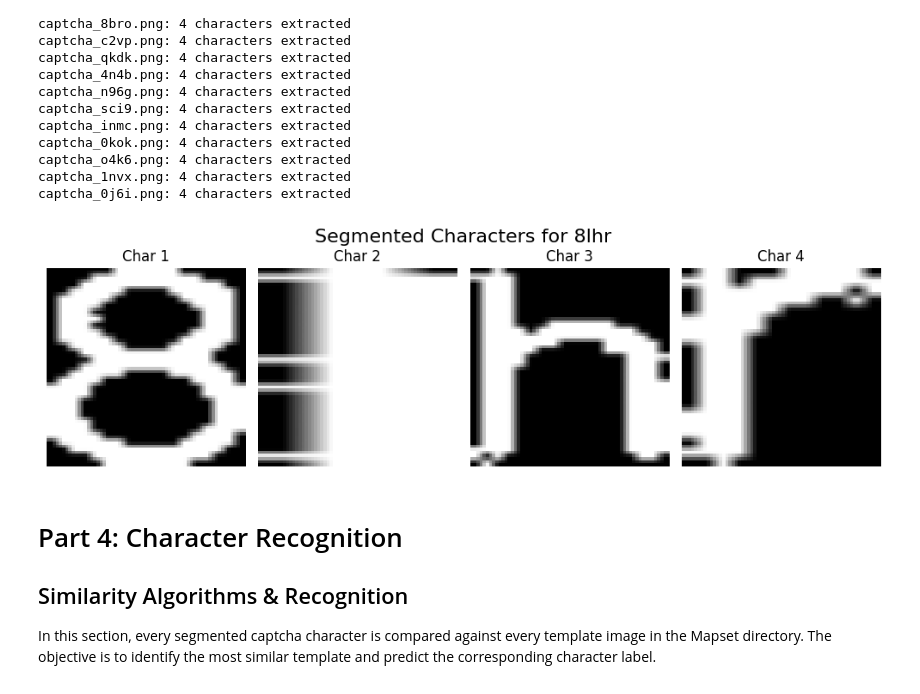
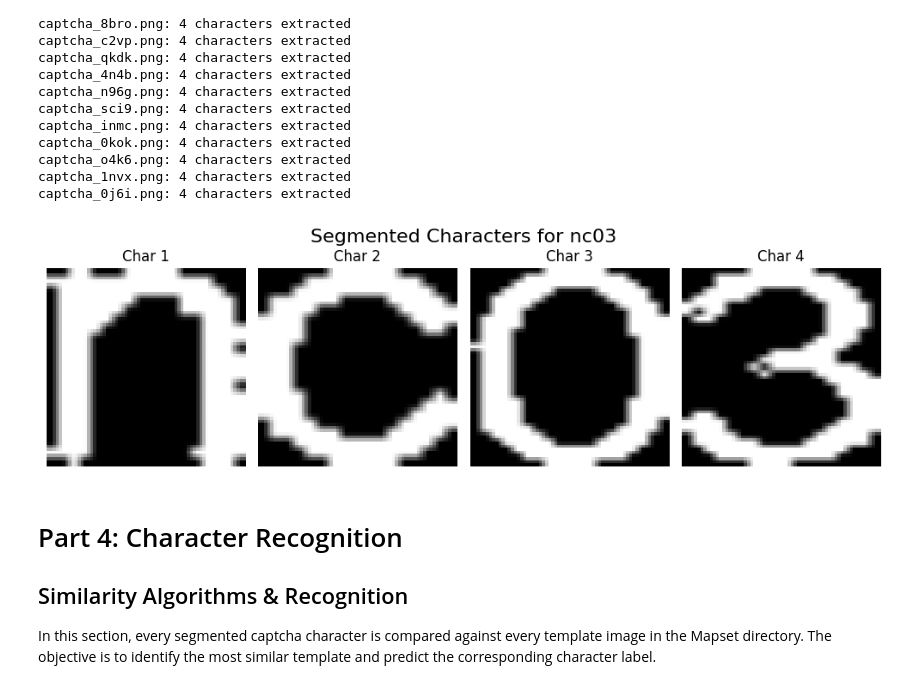
Before and after one commit to mosipamo/Computer-Vision-Course, a Jupyter notebook: HW2/src/main.ipynb, the cells around one changed output. Saved outputs shown, nothing was run; the diff lists cells and outputs as text; code cells hidden in the pictures.

```diff
--- a/HW2/src/main.ipynb
+++ b/HW2/src/main.ipynb
@@ -399,7 +392,7 @@ fig.suptitle('Comparison: Denoised -> Sharpened', fontsize=16, y=0.995)
 
 for idx in range(2):
     filename = f"captcha_{captcha_data[idx]['text']}.png"
-    sample_img = Image.open(os.path.join(DATA_DIR, 'denoised_captchas', filename))
+    sample_img = Image.open(os.path.join(DENOISED_CAPTCHAS_DIR, filename))
 
     sharpened = apply_sharpen_filter(sample_img)
 
@@ -420,12 +413,12 @@ os.makedirs(sharpened_dir, exist_ok=True)
 
 for i in range(1, 21):
     filename = f"captcha_{captcha_data[i-1]['text']}.png"
-    denoised_img = Image.open(os.path.join(denoised_dir, filename))
+    denoised_img = Image.open(os.path.join(DENOISED_CAPTCHAS_DIR, filename))
     sharpened = apply_sharpen_filter(denoised_img)
 
-    sharpened.save(os.path.join(sharpened_dir, filename))
+    sharpened.save(os.path.join(SHARPENED_CAPTCHAS_DIR, filename))
 
-print(f"Sharpened images saved in {sharpened_dir}")
+print(f"Sharpened images saved in {SHARPENED_CAPTCHAS_DIR}")
 # %% [output]
 [figure]
 Applying sharpening filter to all images...
@@ -502,7 +495,7 @@ def binarize_and_clean(image):
 
     return Image.fromarray(cleaned)
 # %%
-sample_sharp = Image.open(os.path.join(sharpened_dir, f"captcha_{captcha_data[0]['text']}.png"))
+sample_sharp = Image.open(os.path.join(SHARPENED_CAPTCHAS_DIR, f"captcha_{captcha_data[0]['text']}.png"))
 bin_sample = binarize_and_clean(sample_sharp)
 
 fig, axes = plt.subplots(1, 2, figsize=(10, 4))
@@ -524,12 +517,12 @@ os.makedirs(cleaned_dir, exist_ok=True)
 
 for i in range(1, 21):
     filename = f"captcha_{captcha_data[i-1]['text']}.png"
-    sharp_img = Image.open(os.path.join(sharpened_dir, filename))
+    sharp_img = Image.open(os.path.join(SHARPENED_CAPTCHAS_DIR, filename))
     cleaned = binarize_and_clean(sharp_img)
 
-    cleaned.save(os.path.join(cleaned_dir, filename))
+    cleaned.save(os.path.join(BINARIZED_CAPTCHAS_DIR, filename))
 
-print(f"Binarized and cleaned images saved in {cleaned_dir}")
+print(f"Binarized and cleaned images saved in {BINARIZED_CAPTCHAS_DIR}")
 # %% [output]
 [figure]
 Applying binarization and cleaning to all images...
@@ -562,12 +555,12 @@ fig = plt.figure(figsize=(20, 12))
 for idx in range(4):
     filename = f"captcha_{captcha_data[idx]['text']}.png"
 
-    original = Image.open(os.path.join(DATA_DIR, 'generated_captchas', filename))
-    noisy = Image.open(os.path.join(DATA_DIR, 'noisy_captchas', filename))
-    filtered = Image.open(os.path.join(DATA_DIR, 'filtered_captchas', filename))
-    denoised = Image.open(os.path.join(DATA_DIR, 'denoised_captchas', filename))
-    sharpened = Image.open(os.path.join(DATA_DIR, 'sharpened_captchas', filename))
-    cleaned = Image.open(os.path.join(DATA_DIR, 'binarized_captchas', filename))
+    original = Image.open(os.path.join(GENERATED_CAPTCHAS_DIR, filename))
+    noisy = Image.open(os.path.join(NOISY_CAPTCHAS_DIR, filename))
+    filtered = Image.open(os.path.join(FILTERED_CAPTCHAS_DIR, filename))
+    denoised = Image.open(os.path.join(DENOISED_CAPTCHAS_DIR, filename))
+    sharpened = Image.open(os.path.join(SHARPENED_CAPTCHAS_DIR, filename))
+    cleaned = Image.open(os.path.join(BINARIZED_CAPTCHAS_DIR, filename))
 
     row = idx
 
@@ -652,13 +645,10 @@ captcha_o4k6
 captcha_1nvx
 captcha_0j6i
 # %%
-segmented_dir = os.path.join(DATA_DIR, "segmented_chars")
-os.makedirs(segmented_dir, exist_ok=True)
-
 for idx in range(len(captcha_data)):
     filename = f"captcha_{captcha_data[idx]['text']}.png"
     base_name = os.path.splitext(filename)[0]
-    path = os.path.join(DATA_DIR, 'binarized_captchas', filename)
+    path = os.path.join(BINARIZED_CAPTCHAS_DIR, filename)
 
     img = cv2.imread(path, cv2.IMREAD_GRAYSCALE)
 
@@ -674,7 +664,7 @@ for idx in range(len(captcha_data)):
 
     for i, (x, char_img) in enumerate(char_images):
         resized = cv2.resize(char_img, (64, 64))
-        out_path = os.path.join(segmented_dir, f"{base_name}_char{i}.png")
+        out_path = os.path.join(SEGMENTED_CHARS_DIR, f"{base_name}_char{i}.png")
         cv2.imwrite(out_path, resized)
 
     print(f"{filename}: {len(char_images)} characters extracted")
@@ -702,34 +692,34 @@ captcha_0j6i.png: 4 characters extracted
 # %%
 def show_segmented_characters(captcha_index=0, max_chars=10):
     filename = f"captcha_{captcha_data[captcha_index]['text']}.png"
     base_name = os.path.splitext(filename)[0]
 
     segment_files = sorted(
-        [f for f in os.listdir(segmented_dir) if f.startswith(base_name)],
+        [f for f in os.listdir(SEGMENTED_CHARS_DIR) if f.startswith(base_name)],
         key=lambda name: int(name.split('_char')[-1].split('.png')[0])
     )
 
     segment_files = segment_files[:max_chars]
     n = len(segment_files)
 
     fig, axes = plt.subplots(1, n, figsize=(n * 2.5, 3))
     fig.suptitle(f"Segmented Characters for {captcha_data[captcha_index]['text']}", fontsize=16)
 
     if n == 1:
         axes = [axes]
 
     for i, seg_file in enumerate(segment_files):
-        img = Image.open(os.path.join(segmented_dir, seg_file))
+        img = Image.open(os.path.join(SEGMENTED_CHARS_DIR, seg_file))
         axes[i].imshow(img, cmap='gray')
         axes[i].set_title(f"Char {i+1}")
         axes[i].axis('off')
 
     plt.tight_layout()
     plt.show()
 
-show_segmented_characters(captcha_index=0)
+show_segmented_characters(captcha_index=np.random.randint(0, len(captcha_data)))
 # %% [output]
-[figure, old version]
+[figure, new version]
 # %% [markdown]
 # Part 4: Character Recognition
 
```
Also changed, not shown: parts of 10 cells of this notebook, 1 other file.
